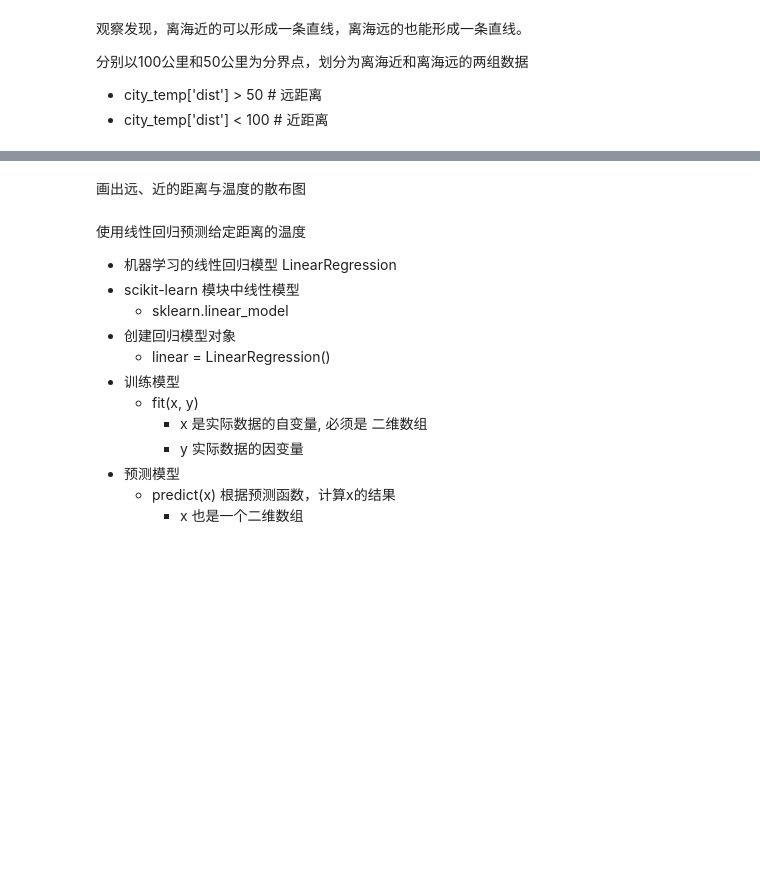
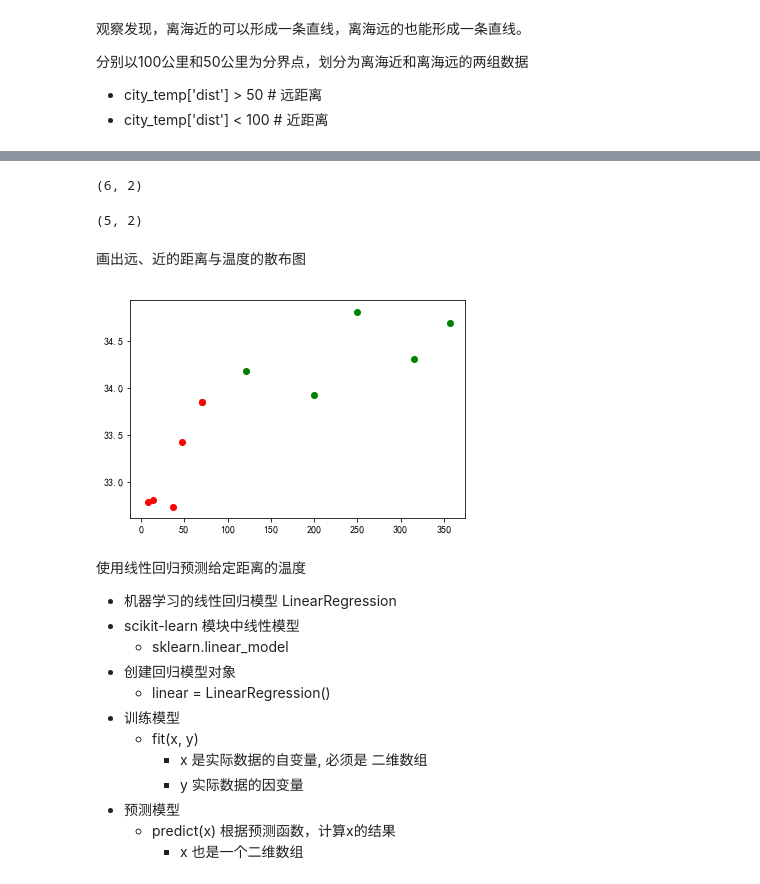
Before and after one commit to disenQF/05data, a Jupyter notebook: day07/海洋数据分析.ipynb, the cells around one changed output, grey strips where cells are left out. Saved outputs shown, nothing was run; the diff lists cells and outputs as text; code cells hidden in the pictures; blank space fills up the shorter version.

```diff
--- a/day07/海洋数据分析.ipynb
+++ b/day07/海洋数据分析.ipynb
@@ -41,3 +187,6 @@ plt.rcParams['axes.unicode_minus'] = False
 分别以100公里和50公里为分界点，划分为离海近和离海远的两组数据
 - city_temp['dist'] > 50  # 远距离
 - city_temp['dist'] < 100 # 近距离
+# %%
+city_temp = all_[['city', 'temp', 'dist']]
+city_temp.head()
@@ -44,5 +200,20 @@ plt.rcParams['axes.unicode_minus'] = False
+# %%
+city_temp = city_temp.groupby('city')['dist', 'temp'].max()
+far_city = city_temp[city_temp['dist'] > 50]  # 远距离
+near_city = city_temp[city_temp['dist'] < 100] # 近距离
+# %%
+display(far_city.shape, near_city.shape)
+# %% [output]
+(6, 2)
+(5, 2)
 # %% [markdown]
 画出远、近的距离与温度的散布图
+# %%
+plt.scatter(far_city['dist'], far_city['temp'], color='g')
+plt.scatter(near_city['dist'], near_city['temp'], color='r')
+plt.show()
+# %% [output]
+[figure, added]
 # %% [markdown]
 使用线性回归预测给定距离的温度
 -  机器学习的线性回归模型 LinearRegression
```
Also changed, not shown: parts of 33 cells of this notebook, 4 other files.
